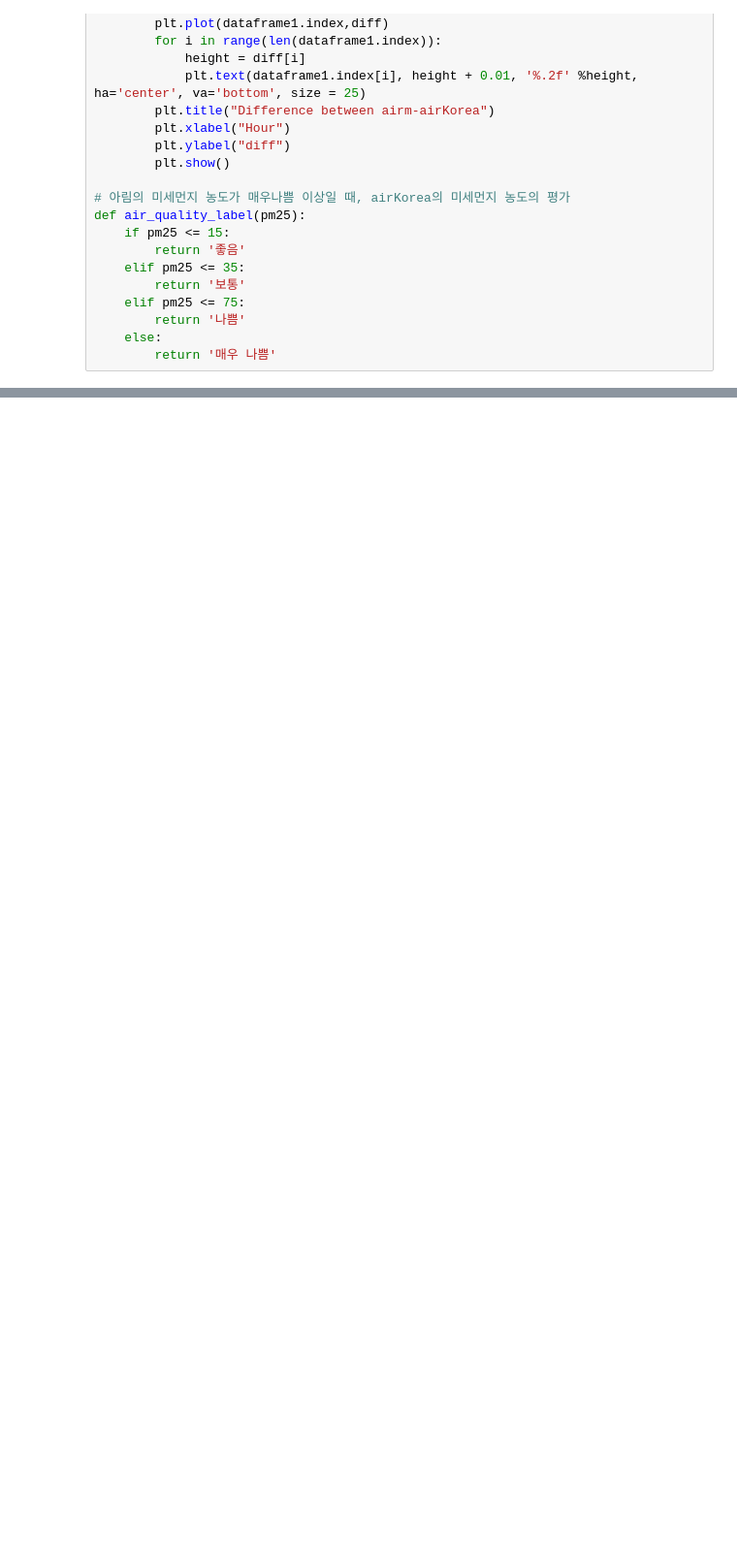
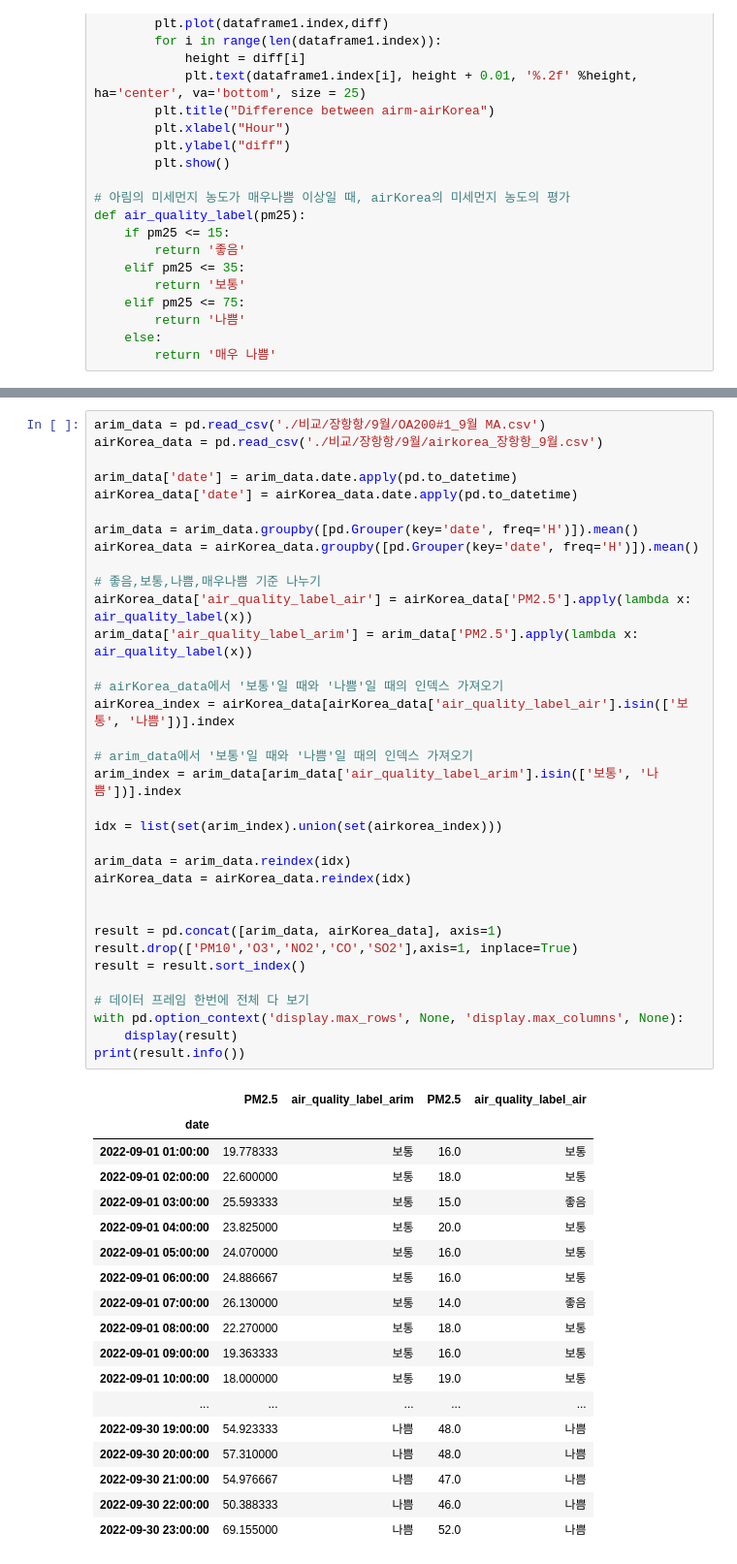
Before and after one commit to GyuminGomin/Predictive-air-quality-analysis, a Jupyter notebook: 공기질예측모델-좋음,매우나쁨소거.ipynb, the cells around one changed output, grey strips where cells are left out. Shown at 97% size. Saved outputs shown, nothing was run; the diff lists cells and outputs as text; blank space fills up the shorter version.

```diff
--- a/공기질예측모델-좋음,매우나쁨소거.ipynb
+++ b/공기질예측모델-좋음,매우나쁨소거.ipynb
@@ -93,0 +99,53 @@ plt.show()
+# %%
+arim_data = pd.read_csv('./비교/장항항/9월/OA200#1_9월 MA.csv')
+airKorea_data = pd.read_csv('./비교/장항항/9월/airkorea_장항항_9월.csv')
+
+arim_data['date'] = arim_data.date.apply(pd.to_datetime)
+airKorea_data['date'] = airKorea_data.date.apply(pd.to_datetime)
+
+arim_data = arim_data.groupby([pd.Grouper(key='date', freq='H')]).mean()
+airKorea_data = airKorea_data.groupby([pd.Grouper(key='date', freq='H')]).mean()
+
+# 좋음,보통,나쁨,매우나쁨 기준 나누기
+airKorea_data['air_quality_label_air'] = airKorea_data['PM2.5'].apply(lambda x: air_quality_label(x))
+arim_data['air_quality_label_arim'] = arim_data['PM2.5'].apply(lambda x: air_quality_label(x))
+
+# airKorea_data에서 '보통'일 때와 '나쁨'일 때의 인덱스 가져오기
+airKorea_index = airKorea_data[airKorea_data['air_quality_label_air'].isin(['보통', '나쁨'])].index
+
+# arim_data에서 '보통'일 때와 '나쁨'일 때의 인덱스 가져오기
+arim_index = arim_data[arim_data['air_quality_label_arim'].isin(['보통', '나쁨'])].index
+
+idx = list(set(arim_index).union(set(airkorea_index)))
+
+arim_data = arim_data.reindex(idx)
+airKorea_data = airKorea_data.reindex(idx)
+
+
+result = pd.concat([arim_data, airKorea_data], axis=1)
+result.drop(['PM10','O3','NO2','CO','SO2'],axis=1, inplace=True)
+result = result.sort_index()
+
+# 데이터 프레임 한번에 전체 다 보기
+with pd.option_context('display.max_rows', None, 'display.max_columns', None):
+    display(result)
+print(result.info())
+# %% [output]
+|  | PM2.5 | air_quality_label_arim | PM2.5 | air_quality_label_air |
+| date |  |  |  |  |
+| 2022-09-01 01:00:00 | 19.778333 | 보통 | 16.0 | 보통 |
+| 2022-09-01 02:00:00 | 22.600000 | 보통 | 18.0 | 보통 |
+| 2022-09-01 03:00:00 | 25.593333 | 보통 | 15.0 | 좋음 |
+| 2022-09-01 04:00:00 | 23.825000 | 보통 | 20.0 | 보통 |
+| 2022-09-01 05:00:00 | 24.070000 | 보통 | 16.0 | 보통 |
+| 2022-09-01 06:00:00 | 24.886667 | 보통 | 16.0 | 보통 |
+| 2022-09-01 07:00:00 | 26.130000 | 보통 | 14.0 | 좋음 |
+| 2022-09-01 08:00:00 | 22.270000 | 보통 | 18.0 | 보통 |
+| 2022-09-01 09:00:00 | 19.363333 | 보통 | 16.0 | 보통 |
+| 2022-09-01 10:00:00 | 18.000000 | 보통 | 19.0 | 보통 |
+| ... | ... | ... | ... | ... |
+| 2022-09-30 19:00:00 | 54.923333 | 나쁨 | 48.0 | 나쁨 |
+| 2022-09-30 20:00:00 | 57.310000 | 나쁨 | 48.0 | 나쁨 |
+| 2022-09-30 21:00:00 | 54.976667 | 나쁨 | 47.0 | 나쁨 |
+| 2022-09-30 22:00:00 | 50.388333 | 나쁨 | 46.0 | 나쁨 |
+| 2022-09-30 23:00:00 | 69.155000 | 나쁨 | 52.0 | 나쁨 |
```
Also changed, not shown: parts of 5 cells of this notebook, 1 other file.
